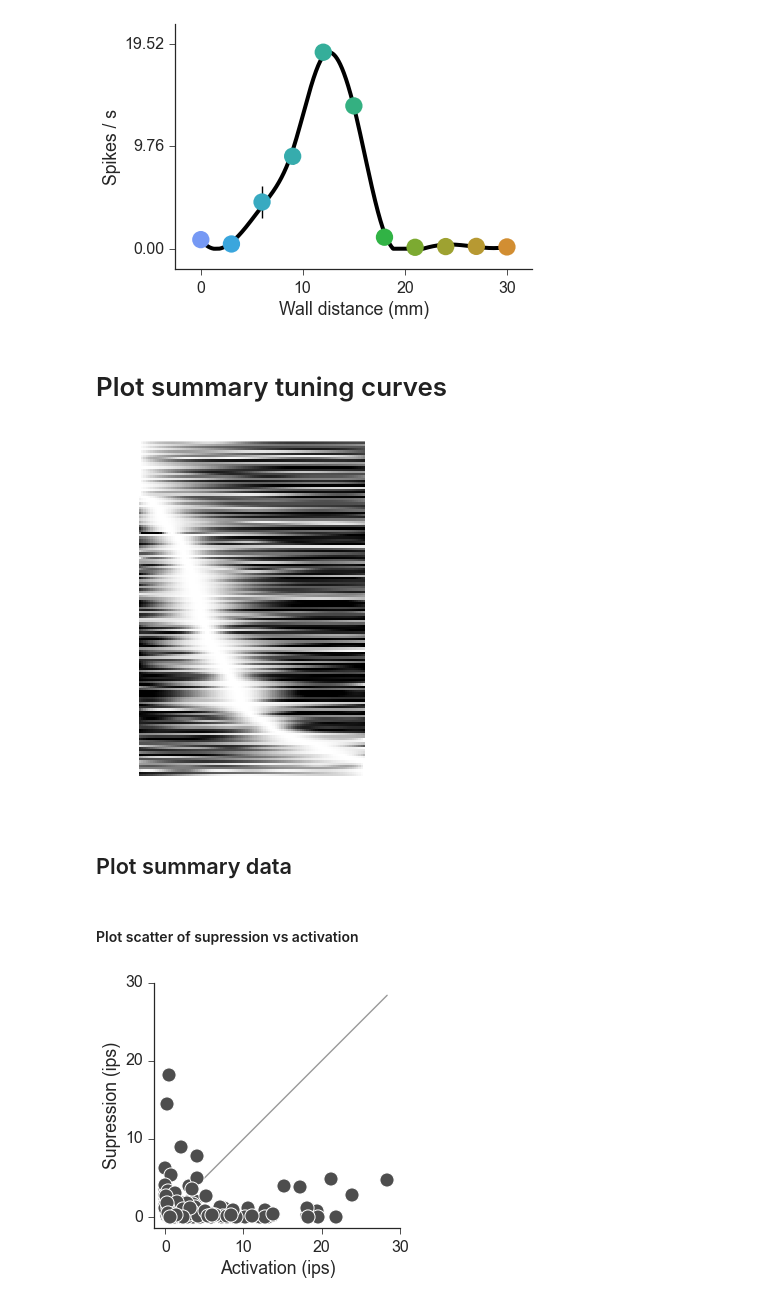
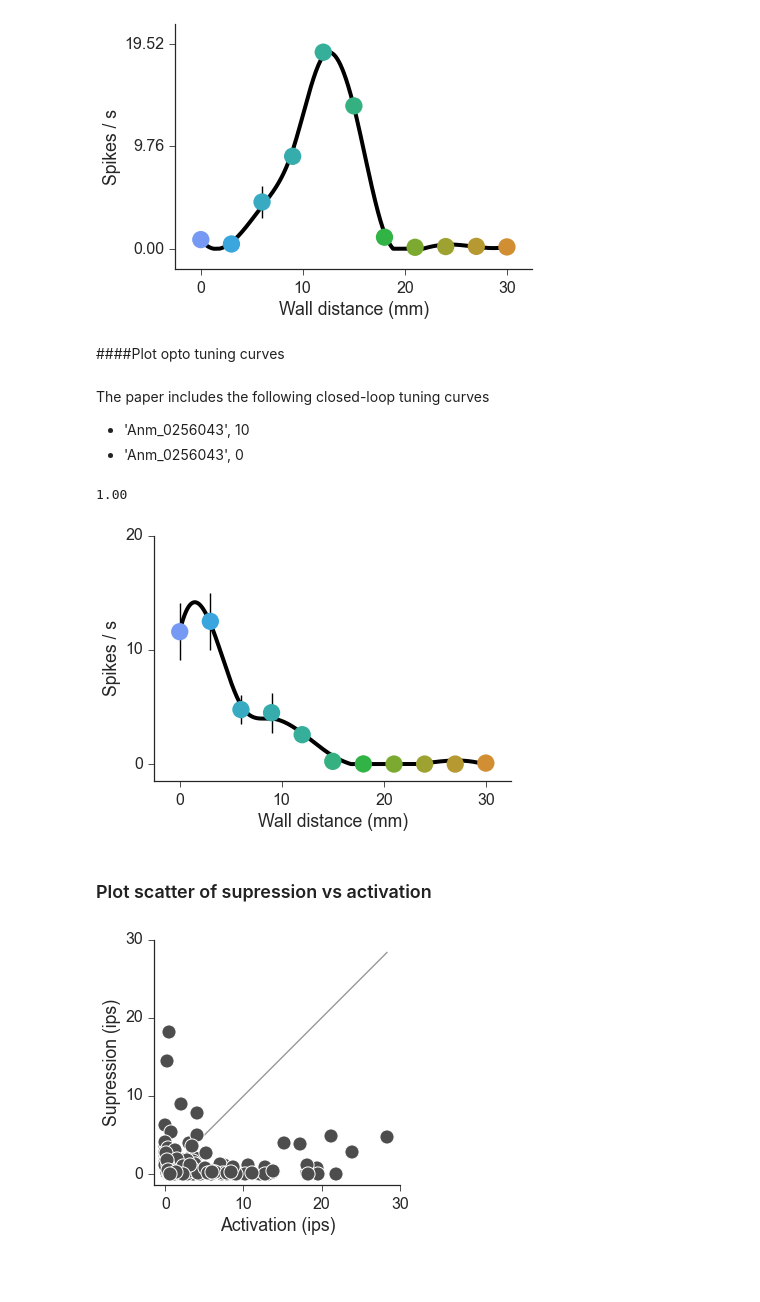
Before and after one commit to sofroniewn/tactile-coding, a Jupyter notebook: ephysTable.ipynb, the cells around one changed output. Saved outputs shown, nothing was run; the diff lists cells and outputs as text; code cells hidden in the pictures; blank space fills up the shorter version.

```diff
--- a/ephysTable.ipynb
+++ b/ephysTable.ipynb
@@ -376,18 +396,26 @@ tuning(x, y, err, smooth=smooth, ylabel='Spikes / s');
 # %% [output]
 [figure]
 # %% [markdown]
-# Plot summary tuning curves
+####Plot opto tuning curves
-# %%
-curves = table.sort([('tuningSummary','ArgMax')])
-xy = [(curves.tuning.columns.values, y) for y in curves.tuning.values]
-fits = smootharray(xy, smooth=smooth, res=100)
-heatmap(fits, aspect=1)
-# %% [output]
-[figure, removed]
-# %% [markdown]
-## Plot summary data
+# %% [markdown]
+The paper includes the following closed-loop tuning curves
+* 'Anm_0256043', 10
+* 'Anm_0256043', 0
+# %%
+a = 'Anm_0256043'
+u = 10
+x = table.tuningOpto.columns.values
+y = table.tuningOpto.loc[a,u].values
+err = table.tuningOptoErr.loc[a,u].values
+rng = tuning(x, y, err, smooth=smooth, ylabel='Spikes / s');
+print '%.2f' % table.tuningOptoSummary.Modulation.loc[a,u]
+plt.yticks([0, 10, 20])
+plt.savefig(os.path.join(path,'figuresEphys','TuningOpto%s_%s.eps' % (a, u)))
+# %% [output]
+1.00
+[figure, added]
 # %% [markdown]
-#### Plot scatter of supression vs activation
+### Plot scatter of supression vs activation
 # %%
 x = table.tuningSummary.Activation
 y = table.tuningSummary.Supression
```
Also changed, not shown: parts of 24 cells of this notebook.
